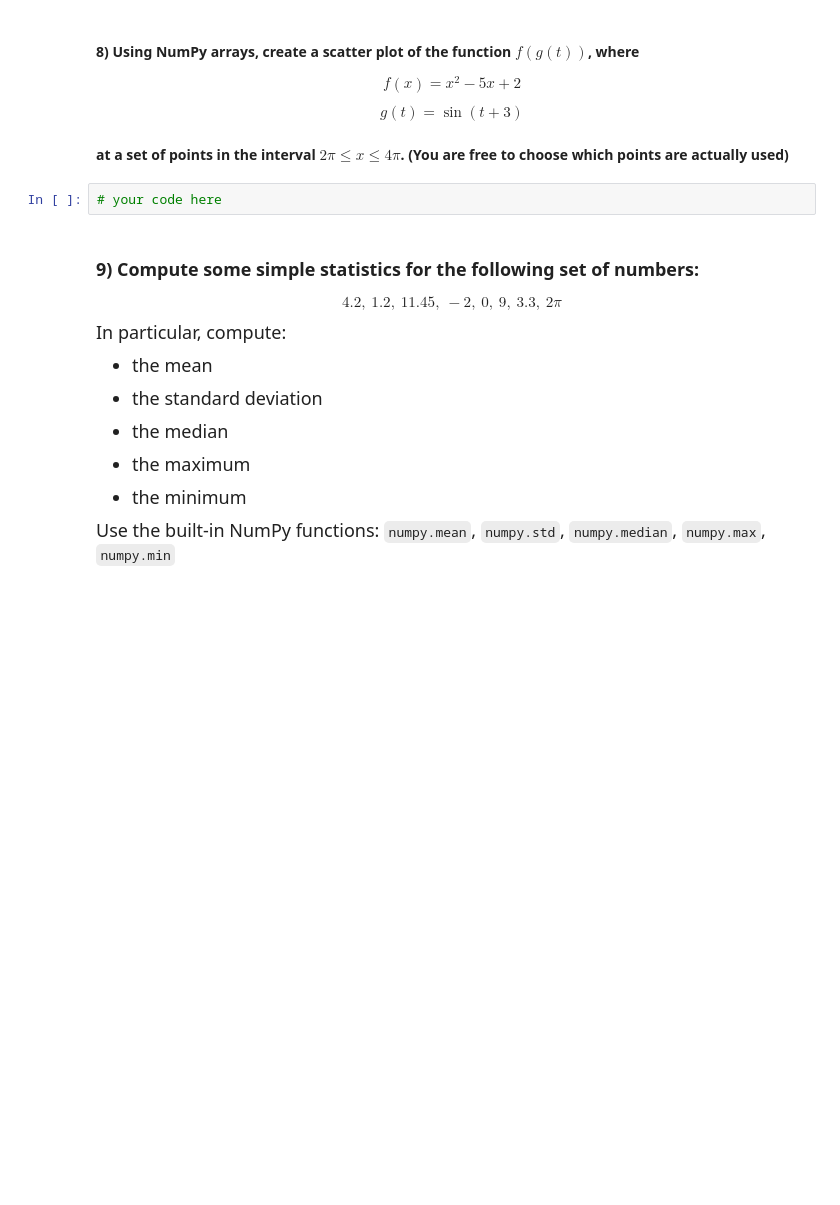
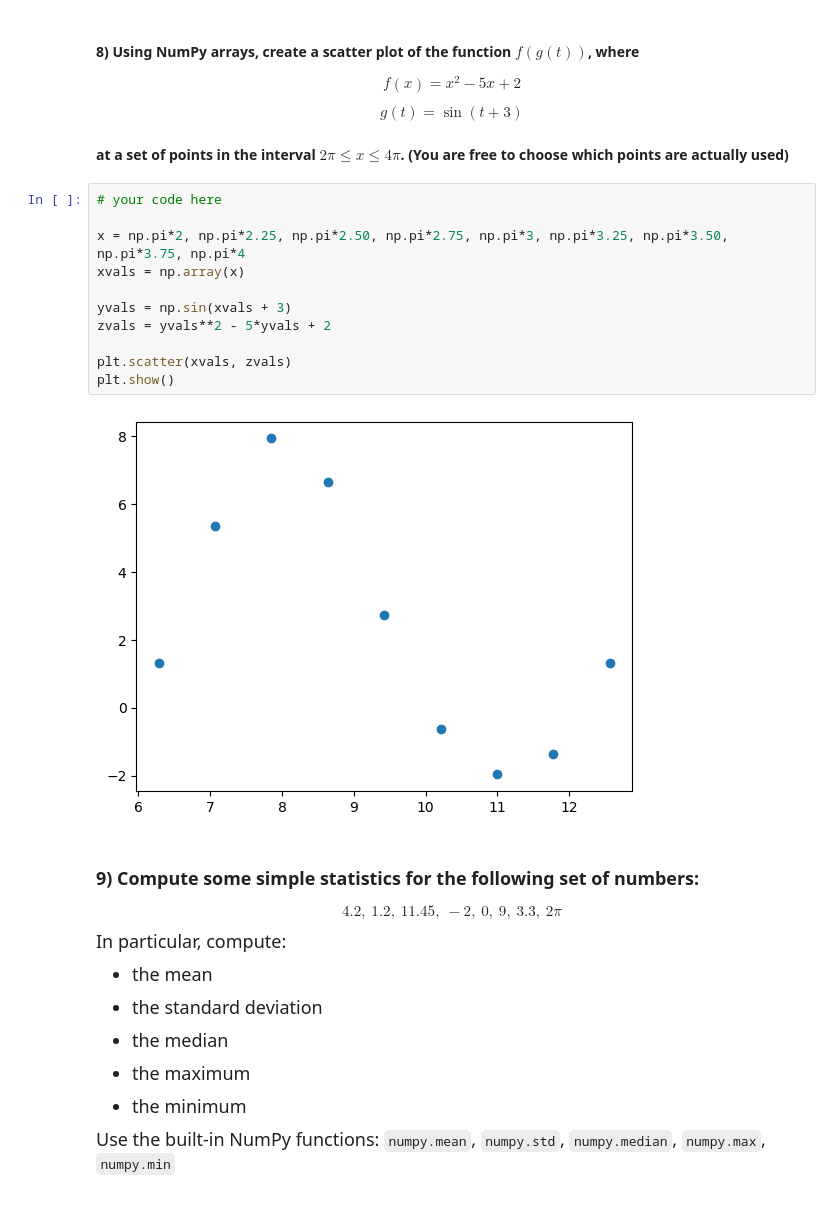
Before and after one commit to swang2026/datasci151spring2026, a Jupyter notebook: lecture_06/lecture_06 - Copy.ipynb, the cells around one changed output. Cells and saved outputs as stored; diff of their text form; blank space fills up the shorter version.

```diff
--- a/lecture_06/lecture_06 - Copy.ipynb
+++ b/lecture_06/lecture_06 - Copy.ipynb
@@ -664,6 +722,17 @@ $$ g(t) = \sin(t + 3) $$
 #### at a set of points in the interval $2\pi \leq x \leq 4\pi$. (You are free to choose which points are actually used)
 # %%
 # your code here
+
+x = np.pi*2, np.pi*2.25, np.pi*2.50, np.pi*2.75, np.pi*3, np.pi*3.25, np.pi*3.50, np.pi*3.75, np.pi*4
+xvals = np.array(x)
+
+yvals = np.sin(xvals + 3)
+zvals = yvals**2 - 5*yvals + 2
+
+plt.scatter(xvals, zvals)
+plt.show()
+# %% [output]
+[figure, added]
 # %% [markdown]
 ### **9)** Compute some simple statistics for the following set of numbers:
 
```
Also changed, not shown: parts of 9 cells of this notebook.
